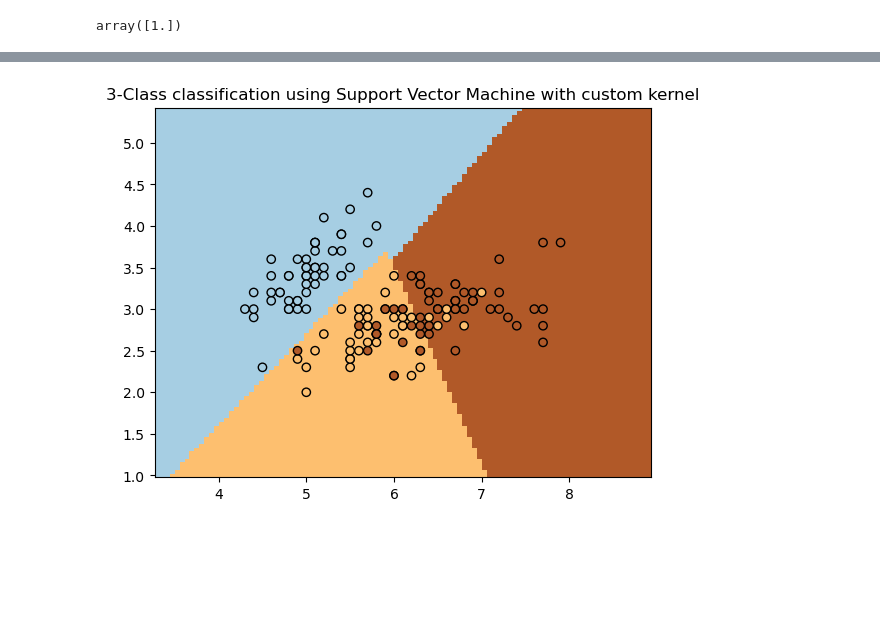
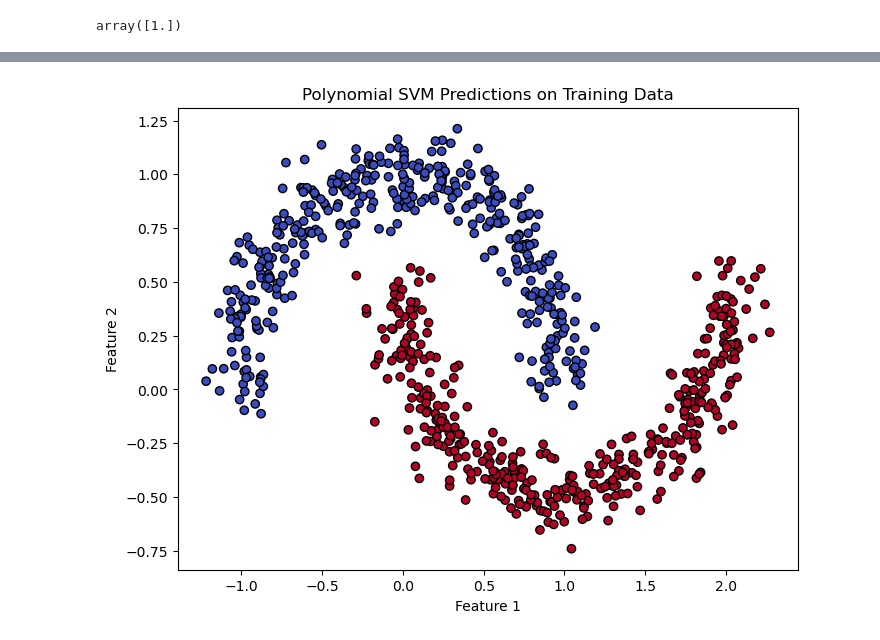
Before and after one commit to Haji-Suleman/SVM_Learning, a Jupyter notebook: SVM_machine.ipynb, the cells around one changed output, grey strips where cells are left out. Cells and saved outputs as stored; diff of their text form; code cells hidden in the pictures; blank space fills up the shorter version.

Commit message:
point boundary

```diff
--- a/SVM_machine.ipynb
+++ b/SVM_machine.ipynb
@@ -21,3 +23,22 @@ TypeError: LinearSVC.__init__() got an unexpected keyword argument 'kernal'
 svm_clf.predict([[5.5,1.7]])
 # %% [output]
 array([1.])
+# %%
+from sklearn.datasets import make_moons
+from sklearn.pipeline import Pipeline
+from sklearn.preprocessing import PolynomialFeatures, StandardScaler
+from sklearn.svm import LinearSVC
+
+X, y = make_moons(n_samples=1000, noise=0.1, random_state=42)
+
+train_size = int(len(X) * 0.8)
+
+polynomial_svm_clf = Pipeline(
+    [
+        ("poly_features", PolynomialFeatures(degree=3)),
+        ("scaler", StandardScaler()),
+        ("svm_clf", LinearSVC(C=1, loss="hinge")),
+    ]
+)
+
+polynomial_svm_clf.fit(X[:train_size], y[:train_size])
@@ -24,54 +56,17 @@ array([1.])
 # %%
-# Authors: The scikit-learn developers
-# SPDX-License-Identifier: BSD-3-Clause
+import matplotlib.pyplot as plt
 
-import matplotlib.pyplot as plt
-import numpy as np
+y_predicted = polynomial_svm_clf.predict(X[:train_size])
+x_tester = X[:train_size]
 
-from sklearn import datasets, svm
-from sklearn.inspection import DecisionBoundaryDisplay
-
-# import some data to play with
-iris = datasets.load_iris()
-X = iris.data[:, :2]  # we only take the first two features. We could
-# avoid this ugly slicing by using a two-dim dataset
-Y = iris.target
-
-
-def my_kernel(X, Y):
-    """
-    We create a custom kernel:
-
-                 (2  0)
-    k(X, Y) = X  (    ) Y.T
-                 (0  1)
-    """
-    M = np.array([[2, 0], [0, 1.0]])
-    return np.dot(np.dot(X, M), Y.T)
-
-
-h = 0.02  # step size in the mesh
-
-# we create an instance of SVM and fit out data.
-clf = svm.SVC(kernel=my_kernel)
-clf.fit(X, Y)
-
-ax = plt.gca()
-DecisionBoundaryDisplay.from_estimator(
-    clf,
-    X,
-    cmap=plt.cm.Paired,
-    ax=ax,
-    response_method="predict",
-    plot_method="pcolormesh",
-    shading="auto",
+plt.figure(figsize=(8, 6))
+plt.scatter(
+    x_tester[:, 0], x_tester[:, 1], c=y_predicted, cmap="coolwarm", edgecolors="k"
 )
-
-# Plot also the training points
-plt.scatter(X[:, 0], X[:, 1], c=Y, cmap=plt.cm.Paired, edgecolors="k")
-plt.title("3-Class classification using Support Vector Machine with custom kernel")
-plt.axis("tight")
-plt.savefig("./SVMKernal.png")
+plt.xlabel("Feature 1")
+plt.ylabel("Feature 2")
+plt.title("Polynomial SVM Predictions on Training Data")
+plt.savefig("coolwarm.png")
 plt.show()
 # %% [output]
-[figure, old version]
+[figure, new version]
```
Also changed, not shown: parts of 4 cells of this notebook.
